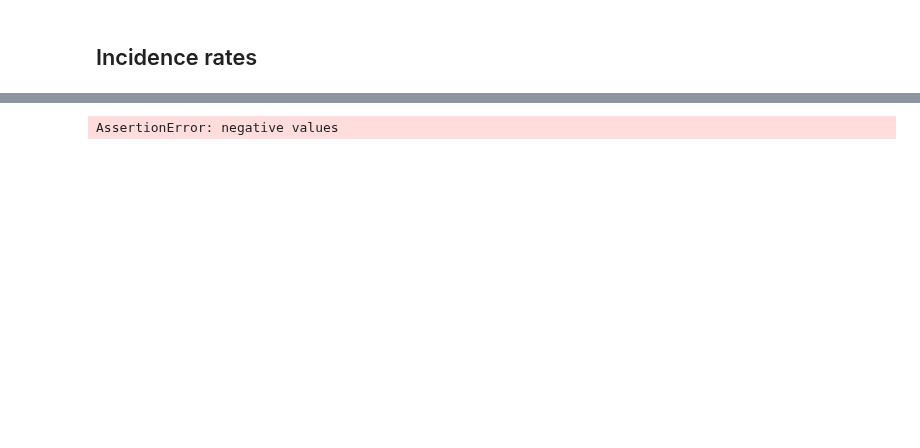
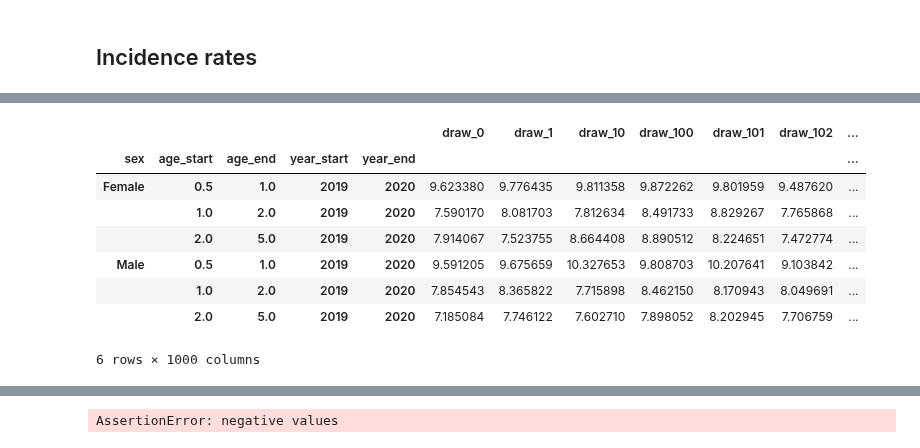
Before and after one commit to ihmeuw/vivarium_research_ciff_sam, a Jupyter notebook: wasting_transitions/alibow_vicious_cycle/vicious_cycle_effect_estimation.ipynb, the cells around one changed output, grey strips where cells are left out. Cells and saved outputs as stored; diff of their text form; code cells hidden in the pictures; blank space fills up the shorter version.

```diff
--- a/wasting_transitions/alibow_vicious_cycle/vicious_cycle_effect_estimation.ipynb
+++ b/wasting_transitions/alibow_vicious_cycle/vicious_cycle_effect_estimation.ipynb
@@ -320,3 +318,15 @@ print(i_D1.mean().mean(), i_D2.mean().mean(), i_D3.mean().mean())
+# %%
+i_S1/p_S1
+# %% [output]
+|  |  |  |  |  | draw_0 | draw_1 | draw_10 | draw_100 | draw_101 | draw_102 | ... |
+| sex | age_start | age_end | year_start | year_end |  |  |  |  |  |  | ... |
+| Female | 0.5 | 1.0 | 2019 | 2020 | 9.623380 | 9.776435 | 9.811358 | 9.872262 | 9.801959 | 9.487620 | ... |
+|  | 1.0 | 2.0 | 2019 | 2020 | 7.590170 | 8.081703 | 7.812634 | 8.491733 | 8.829267 | 7.765868 | ... |
+|  | 2.0 | 5.0 | 2019 | 2020 | 7.914067 | 7.523755 | 8.664408 | 8.890512 | 8.224651 | 7.472774 | ... |
+| Male | 0.5 | 1.0 | 2019 | 2020 | 9.591205 | 9.675659 | 10.327653 | 9.808703 | 10.207641 | 9.103842 | ... |
+|  | 1.0 | 2.0 | 2019 | 2020 | 7.854543 | 8.365822 | 7.715898 | 8.462150 | 8.170943 | 8.049691 | ... |
+|  | 2.0 | 5.0 | 2019 | 2020 | 7.185084 | 7.746122 | 7.602710 | 7.898052 | 8.202945 | 7.706759 | ... |
+6 rows × 1000 columns
 # %%
 RR_i3 = (i_D3 * p_S4) / (i_S3 * p_D4)
 RR_i2 = (i_D2 * p_S3) / (i_S2 * p_D3)
```
Also changed, not shown: parts of 13 cells of this notebook, 10 other files.
